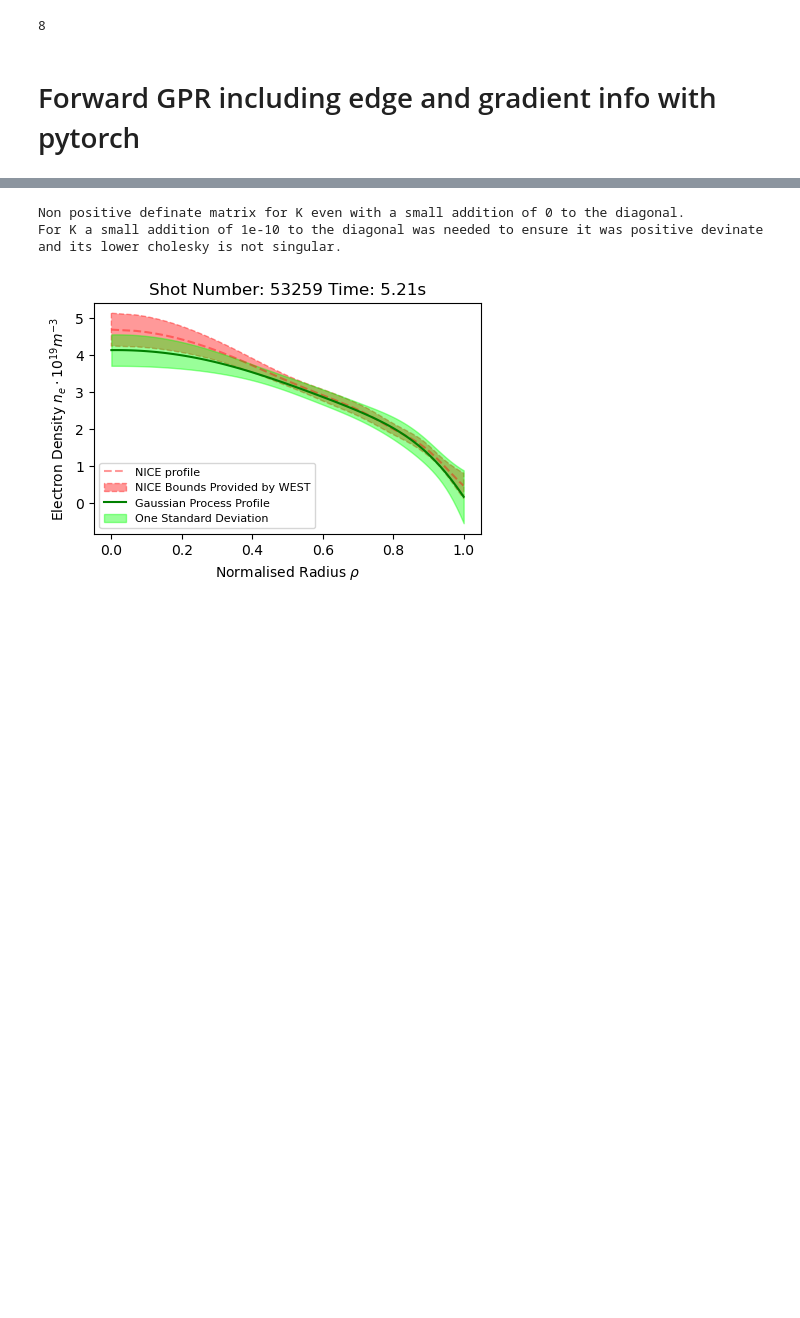
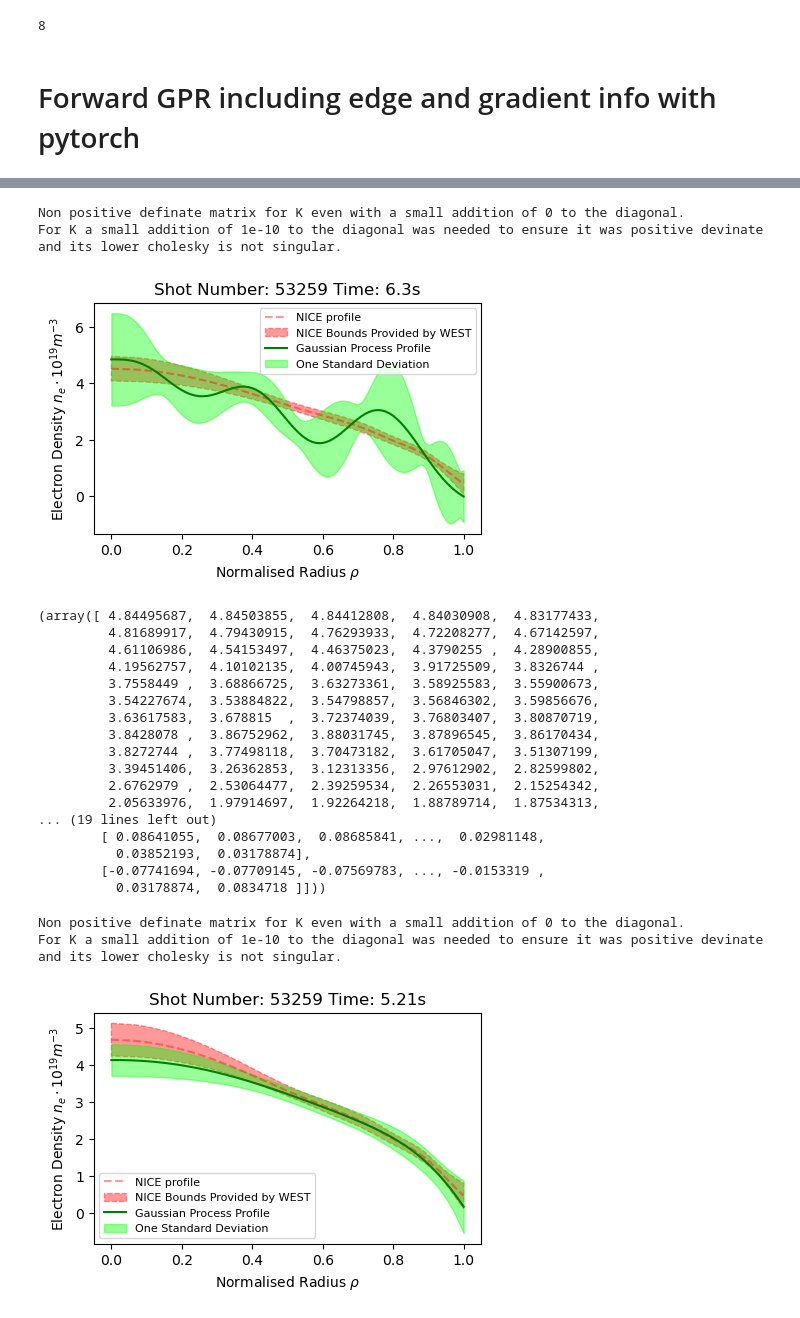
Before and after one commit to DanHarJor/Improving-Electron-Density-Profile-Inference-within-a-Tokamak-using-Bayesian-Techniques, a Jupyter notebook: RealEquillibriumInterferometry/SyntheticDataInterferometry.ipynb, the cells around one changed output, grey strips where cells are left out. Cells and saved outputs as stored; diff of their text form; code cells hidden in the pictures; blank space fills up the shorter version.

```diff
--- a/RealEquillibriumInterferometry/SyntheticDataInterferometry.ipynb
+++ b/RealEquillibriumInterferometry/SyntheticDataInterferometry.ipynb
@@ -227,7 +227,7 @@ plt.plot(x_new[:-1], y_new, '.r')
 
 Adding in differnential versions of the kernel for including gradient information.
 # %%
-STATIC = 3
+STATIC = 1
 # 1 means completly static
 # 2 means static amp but non static length-scale
 # 3 means static amp but non static length-scale with a hyperbolic tangent functional form
@@ -291,8 +291,6 @@ if STATIC==1:
 
     def RandomKernelInit(NUM_RANDOM_SEARCHES, tensor):
         print(suitable_params_range)
-        print('low',suitable_params_range[0][0])
-        print('high',suitable_params_range[0][1])
         amp_dist = torch.distributions.uniform.Uniform(suitable_params_range[0][0], suitable_params_range[0][1])
         l_dist = torch.distributions.uniform.Uniform(suitable_params_range[1][0], suitable_params_range[1][1])
         exp_er_dist = torch.distributions.uniform.Uniform(suitable_params_range[2][0], suitable_params_range[2][1])
@@ -1344,3 +1344,26 @@ For K a small addition of 1e-10 to the diagonal was needed to ensure it was posi
+# %%
+interf.Infer([75.,0.2,0.03])
+# %% [output]
+Non positive definate matrix for K even with a small addition of 0 to the diagonal.
+For K a small addition of 1e-10 to the diagonal was needed to ensure it was positive devinate and its lower cholesky is not singular.
+[figure, added]
+(array([ 4.84495687,  4.84503855,  4.84412808,  4.84030908,  4.83177433,
+         4.81689917,  4.79430915,  4.76293933,  4.72208277,  4.67142597,
+         4.61106986,  4.54153497,  4.46375023,  4.3790255 ,  4.28900855,
+         4.19562757,  4.10102135,  4.00745943,  3.91725509,  3.8326744 ,
+         3.7558449 ,  3.68866725,  3.63273361,  3.58925583,  3.55900673,
+         3.54227674,  3.53884822,  3.54798857,  3.56846302,  3.59856676,
+         3.63617583,  3.678815  ,  3.72374039,  3.76803407,  3.80870719,
+         3.8428078 ,  3.86752962,  3.88031745,  3.87896545,  3.86170434,
+         3.8272744 ,  3.77498118,  3.70473182,  3.61705047,  3.51307199,
+         3.39451406,  3.26362853,  3.12313356,  2.97612902,  2.82599802,
+         2.6762979 ,  2.53064477,  2.39259534,  2.26553031,  2.15254342,
+         2.05633976,  1.97914697,  1.92264218,  1.88789714,  1.87534313,
+... (19 lines left out)
+        [ 0.08641055,  0.08677003,  0.08685841, ...,  0.02981148,
+          0.03852193,  0.03178874],
+        [-0.07741694, -0.07709145, -0.07569783, ..., -0.0153319 ,
+          0.03178874,  0.0834718 ]]))
 # %%
 
 interf.Infer([ 20, 1.081e+00, 5.000e-01, 8.336e-01, 3.477e-01,
```
Also changed, not shown: parts of 4 cells of this notebook.
